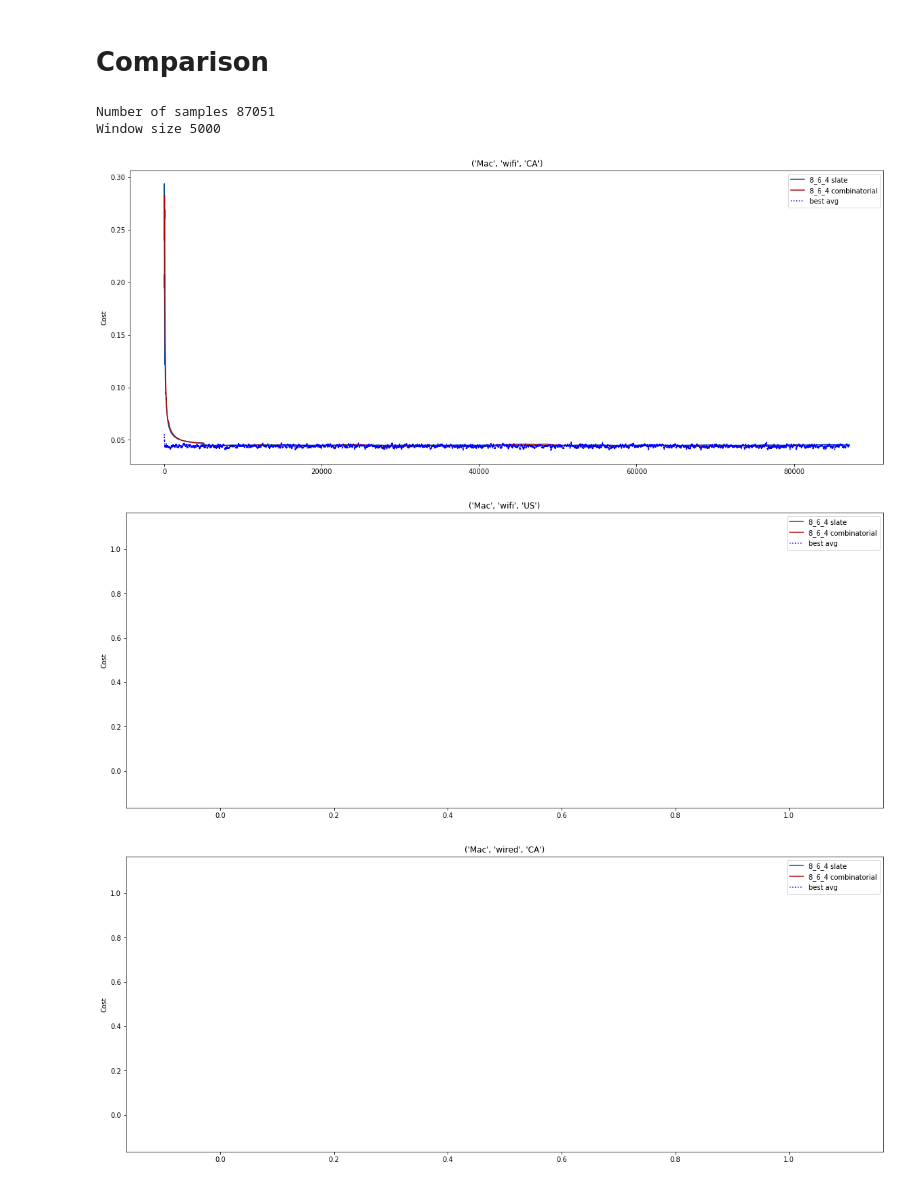
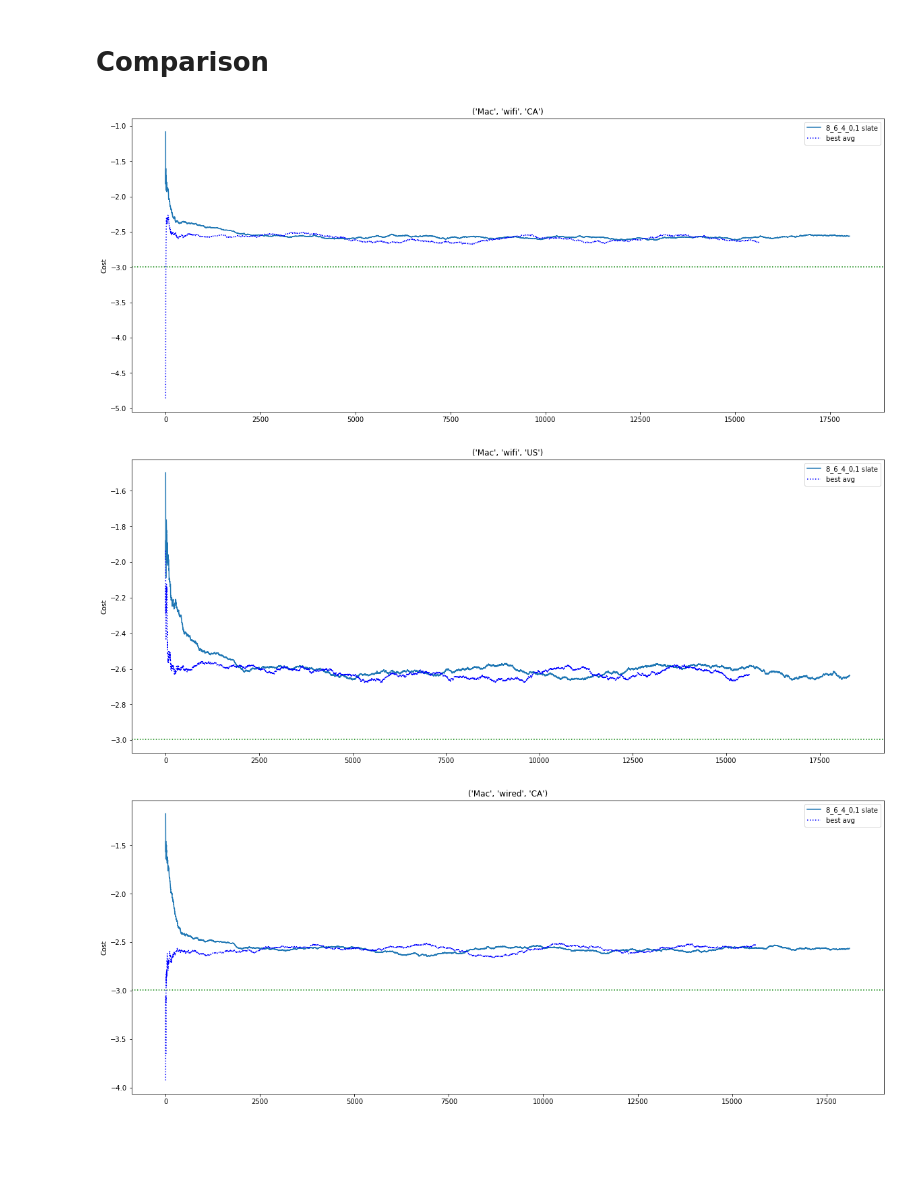
Before and after one commit to VowpalWabbit/slates-experiments, a Jupyter notebook: slates_sim.ipynb, the cells around one changed output. Drawn from its saved outputs; the diff is of its cells as text; code cells hidden in the pictures; blank space fills up the shorter version.

```diff
--- a/slates_sim.ipynb
+++ b/slates_sim.ipynb
@@ -82,6 +87,6 @@ plt.show()
 # %%
-plt.figure(figsize=(20,20))
-data = min_reward[('Mac', 'wifi', 'CA')]
+plt.figure(figsize=(20,40))
+data = min_reward[('Windows', 'wired', 'US')]
 x = data.keys()
 average_values = data.values()
 print("Number of actions", len(average_values))
@@ -211,12 +250,10 @@ for name in test_configs:
 
     df = test_configs[name]["data"]
     rewards = test_configs[name]["rewards"]
-    for _ in range(num_iter):
-        choice = np.random.choice(len(df))
-        current_row = df.iloc[choice]
-        platform = override_plat or current_row["platform"]
-        country = override_country or current_row["country"]
-        network = override_net or current_row["network"]
+    for i in range(num_iter):
+        if i % 1000 == 0:
+            print(i)
+        platform,network,country = contexts_to_choose_from[np.random.choice(len(contexts_to_choose_from))]
 
         shared_context = "platform={} region={} connection={}".format(platform, country, network)
         examples = slates.create_cb_example(cb_model, shared_context, test_configs[name]["all_string_actions"])
@@ -245,7 +282,7 @@ for name in test_configs:
         cost = np.random.choice(possible_rewards)
 
         # Only save the outcome for plotting if it was exploit
-        if(chosen_pred > 0.5):
+        if(chosen_pred == max(pred) and not(pred[1:] == pred[:-1])):
             test_configs[name]["cb_outcomes"][(platform,network,country)].append(cost)
             test_configs[name]["cb_x_outcomes"][(platform,network,country)].append(chosen_action[0])
             test_configs[name]["cb_y_outcomes"][(platform,network,country)].append(chosen_action[1])
@@ -259,32 +296,31 @@ for name in test_configs:
 # %%
 contexts = sorted(list(test_configs[next(iter(test_configs))]["outcomes"].keys()))
 
-slate_colors = ['#004c97','#000097','#009797']
-cb_colors = ['#ad0603', '#ad5b03', '#ad0355']
-
-# window_size = round(len(test_configs[name]["outcomes"][contexts[0]]) / 10)
-window_size = 5000
-print("Number of samples", len(test_configs[name]["outcomes"][contexts[0]]))
-print("Window size", window_size)
+prop_cycle = plt.rcParams['axes.prop_cycle']
+colors = prop_cycle.by_key()['color']
 
 for context in contexts:
     plt.figure(figsize=(20, 8))
-    number_of_samples = max(len(test_configs[name]["outcomes"][context]), len(test_configs[name]["cb_outcomes"][context]))
+#     slates_trimmed = test_configs[name]["outcomes"][context] # All of them
+#     cb_trimmed = test_configs[name]["cb_outcomes"][context]# All of them
+#     number_of_samples = max(len(slates_trimmed), len(cb_trimmed))
+    number_of_samples = int(num_iter / 16)
     for i, name in enumerate(test_configs):
-        plt.plot(pd.Series(test_configs[name]["outcomes"][context]).rolling(window_size, min_periods=0).mean(), color=slate_colors[i], label="{} slate".format(name))
-        plt.plot(pd.Series(test_configs[name]["cb_outcomes"][context]).rolling(window_size, min_periods=0).mean(), color=cb_colors[i], label="{} combinatorial".format(name))
+        samples = test_configs[name]["outcomes"][context]
+        window_size = int(len(samples) / 10)
+        plt.plot(pd.Series(np.log(samples)).rolling(window_size, min_periods=0).mean(), color=colors[i], label="{} slate".format(name))
+#         plt.plot(pd.Series(cb_trimmed).rolling(window_size, min_periods=0).mean(), color=cb_colors[i], label="{} combinatorial".format(name))
 
     plt.ylabel("Cost")
     # Plot optimal policy by sampling optimal policy number_of_samples times
     optimal_policy_results = [optimal_policy_sample(context, min_actions[context]) for i in range(number_of_samples)]
-    plt.plot(pd.Series(optimal_policy_results).rolling(120, min_periods=0).mean(), color='b', linestyle=':', label="best avg")
-
+    plt.plot(pd.Series(np.log(optimal_policy_results)).rolling(int(number_of_samples/10), min_periods=0).mean(), color='b', linestyle=':', label="best avg")
+#     plt.ylim(0.04,0.1)
+    plt.axhline(y=np.log(0.05), color='g', linestyle=':')
     plt.title("{}".format(context))
     plt.legend(loc="upper right")
     plt.show()
 # %% [output]
-Number of samples 87051
-Window size 5000
-[figure, old version]
+[figure, new version]
-[figure, old version]
+[figure, new version]
-[figure, old version]
+[figure, new version]
```
Also changed, not shown: parts of 14 cells of this notebook, 8 other files.
